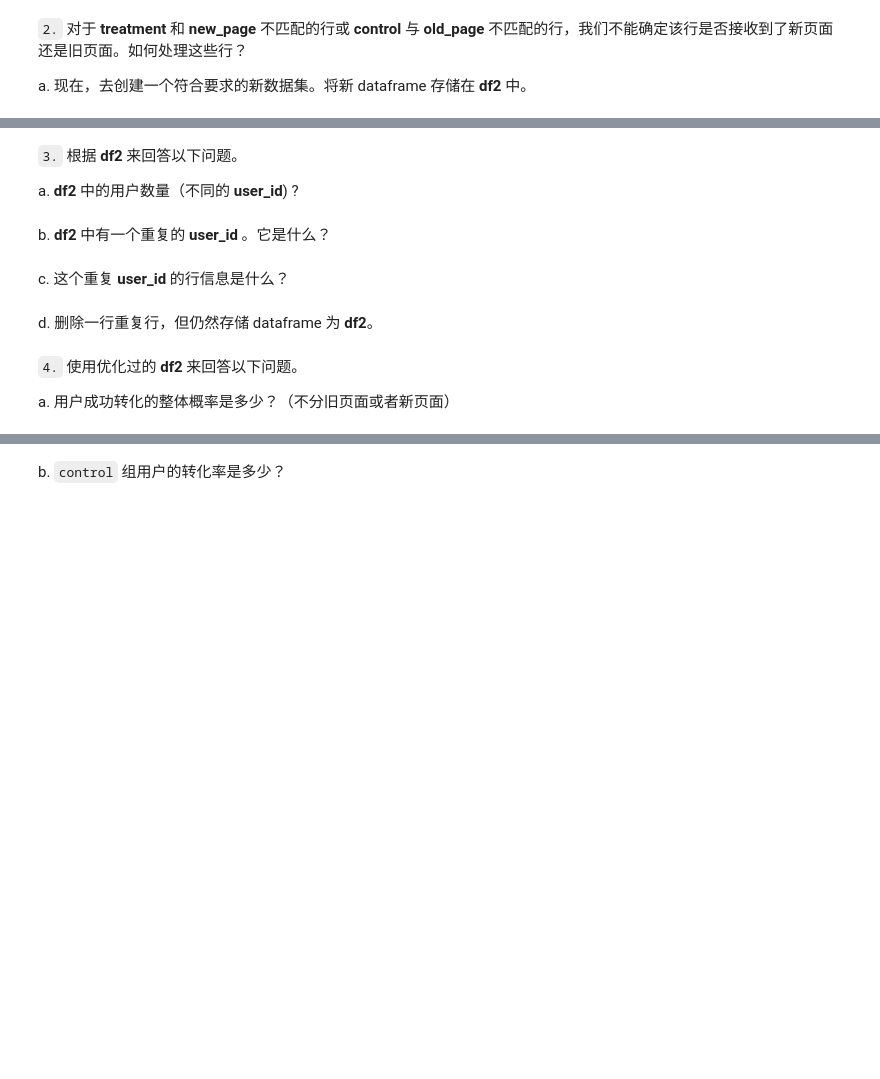
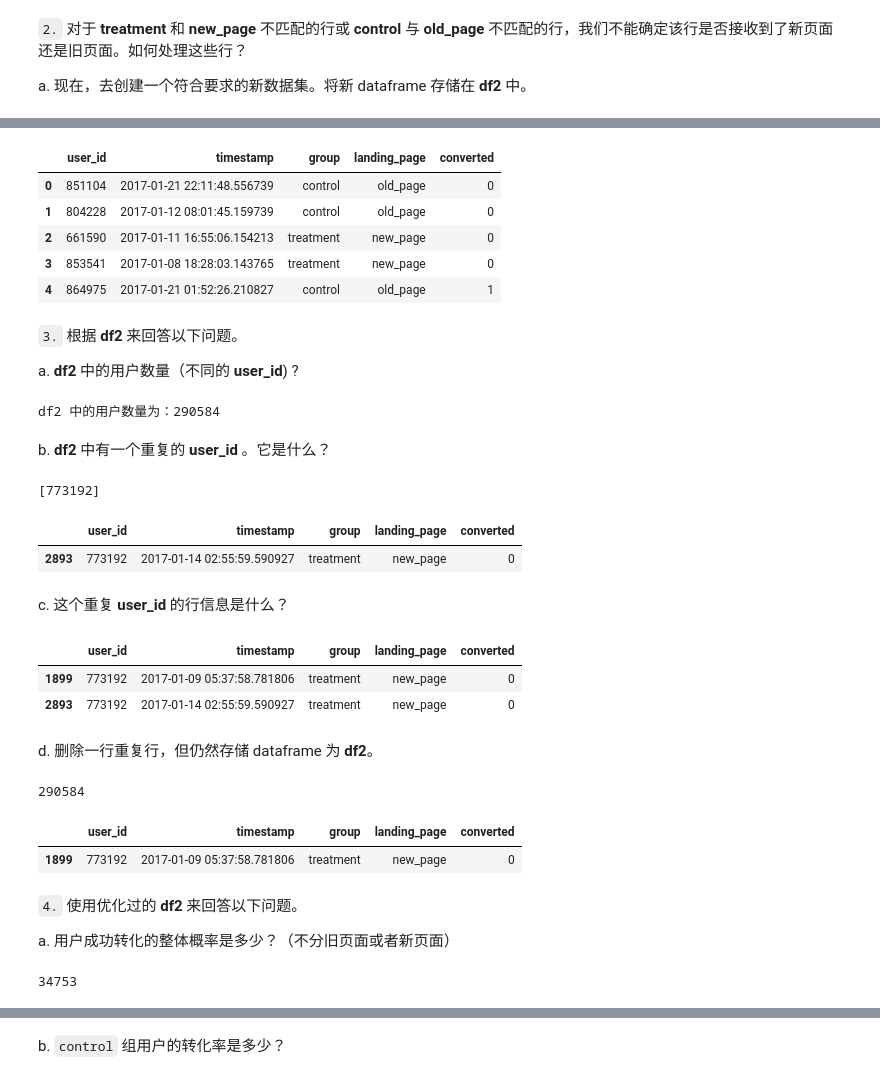
Before and after one commit to zeoyzhaogithub/python, a Jupyter notebook: data-analysis/project2/数据分析课程项目二.ipynb, the cells around one changed output, grey strips where cells are left out. Drawn from its saved outputs; the diff is of its cells as text; code cells hidden in the pictures; blank space fills up the shorter version.

```diff
--- a/data-analysis/project2/数据分析课程项目二.ipynb
+++ b/data-analysis/project2/数据分析课程项目二.ipynb
@@ -49,3 +119,6 @@ f. 是否有任何行空缺数值？
 `2.` 对于 **treatment** 和 **new_page** 不匹配的行或 **control** 与 **old_page** 不匹配的行，我们不能确定该行是否接收到了新页面还是旧页面。如何处理这些行？
 
 a. 现在，去创建一个符合要求的新数据集。将新 dataframe 存储在 **df2** 中。
+# %%
+df2 = df[((df['group'].eq('treatment'))&(df['landing_page'].eq('new_page')))|((df['group'].eq('control'))&(df['landing_page'].eq('old_page')))]
+print('符合要求的新数据集长度为：{}'.format(len(df2)))
@@ -55,14 +132,65 @@ df2[((df2['group'] == 'treatment') == (df2['landing_page'] == 'new_page')) == Fa
+# %%
+df2[:5]
+# %% [output]
+|  | user_id | timestamp | group | landing_page | converted |
+| 0 | 851104 | 2017-01-21 22:11:48.556739 | control | old_page | 0 |
+| 1 | 804228 | 2017-01-12 08:01:45.159739 | control | old_page | 0 |
+| 2 | 661590 | 2017-01-11 16:55:06.154213 | treatment | new_page | 0 |
+| 3 | 853541 | 2017-01-08 18:28:03.143765 | treatment | new_page | 0 |
+| 4 | 864975 | 2017-01-21 01:52:26.210827 | control | old_page | 1 |
 # %% [markdown]
 `3.` 根据 **df2** 来回答以下问题。
 
 a.  **df2** 中的用户数量（不同的 **user_id**) ?
+# %%
+df2_user = df2['user_id'].unique()
+df2_user_len = len(df2_user)
+print('df2 中的用户数量为：{}'.format(df2_user_len))
+# %% [output]
+df2 中的用户数量为：290584
 # %% [markdown]
 b.  **df2** 中有一个重复的 **user_id** 。它是什么？
+# %%
+b_df2_user = dict(Counter(df2['user_id']))
+b_df2_user # user_id的出现次数数据集
+comm_user_ids = [key for key,value in b_df2_user.items() if value >1]
+comm_user_ids
+# %% [output]
+[773192]
+# %%
+df2[df2.duplicated('user_id')]
+# %% [output]
+|  | user_id | timestamp | group | landing_page | converted |
+| 2893 | 773192 | 2017-01-14 02:55:59.590927 | treatment | new_page | 0 |
 # %% [markdown]
 c. 这个重复  **user_id** 的行信息是什么？
+# %%
+comm_user = df2[df2['user_id']==773192]
+comm_user
+# %% [output]
+|  | user_id | timestamp | group | landing_page | converted |
+| 1899 | 773192 | 2017-01-09 05:37:58.781806 | treatment | new_page | 0 |
+| 2893 | 773192 | 2017-01-14 02:55:59.590927 | treatment | new_page | 0 |
 # %% [markdown]
 d. 删除一行重复行，但仍然存储 dataframe 为 **df2**。
+# %%
+df2 = df2.drop(2893)
+len(df2)
+# %% [output]
+290584
+# %%
+comm_user = df2[df2['user_id']==773192]
+comm_user
+# %% [output]
+|  | user_id | timestamp | group | landing_page | converted |
+| 1899 | 773192 | 2017-01-09 05:37:58.781806 | treatment | new_page | 0 |
 # %% [markdown]
 `4.` 使用优化过的 **df2** 来回答以下问题。
 
 a. 用户成功转化的整体概率是多少？（不分旧页面或者新页面）
+# %%
+converted_users = df2[df2['converted'].eq(1)]
+converted_users_len = len(converted_users)
+converted_users_len  # 转化的用户数
+# %% [output]
+34753
```
Also changed, not shown: parts of 37 cells of this notebook.
